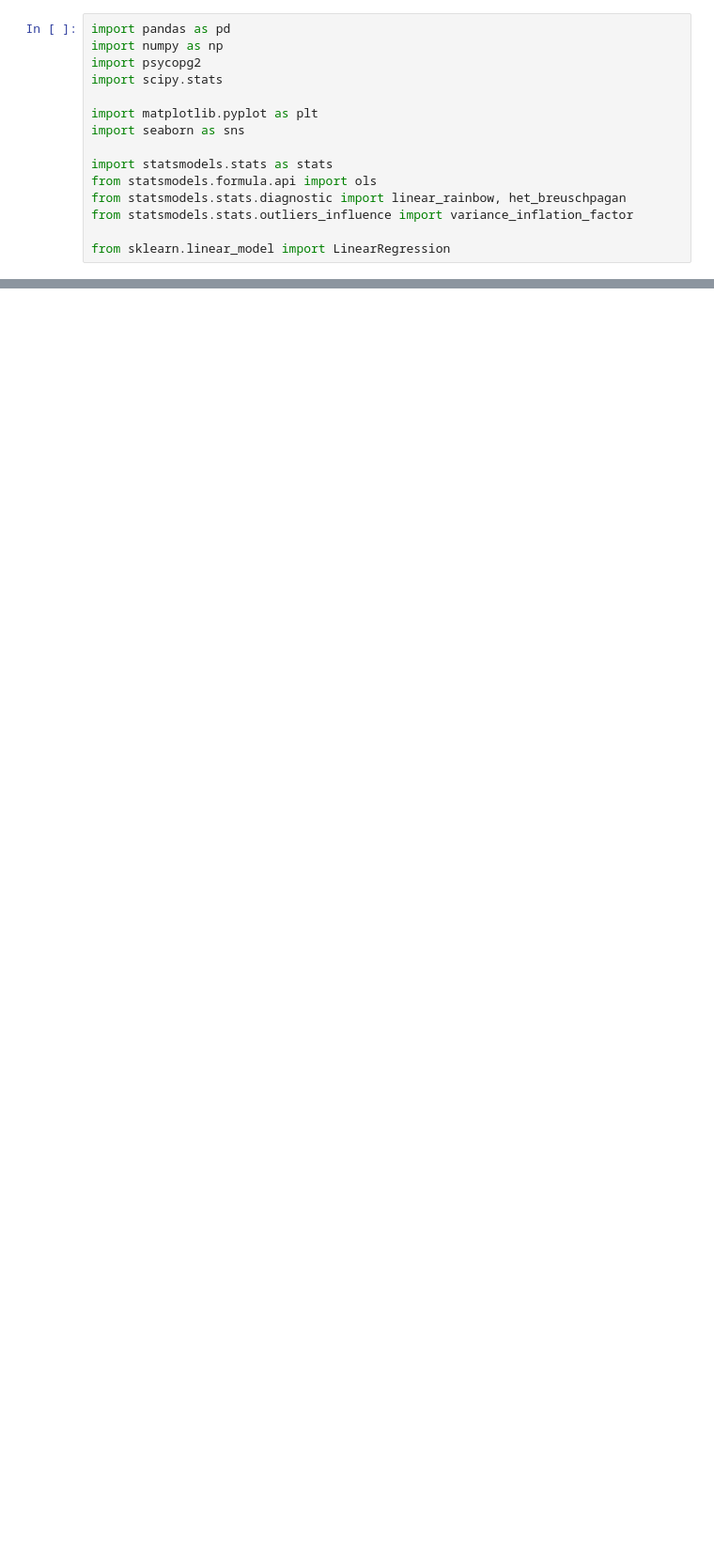
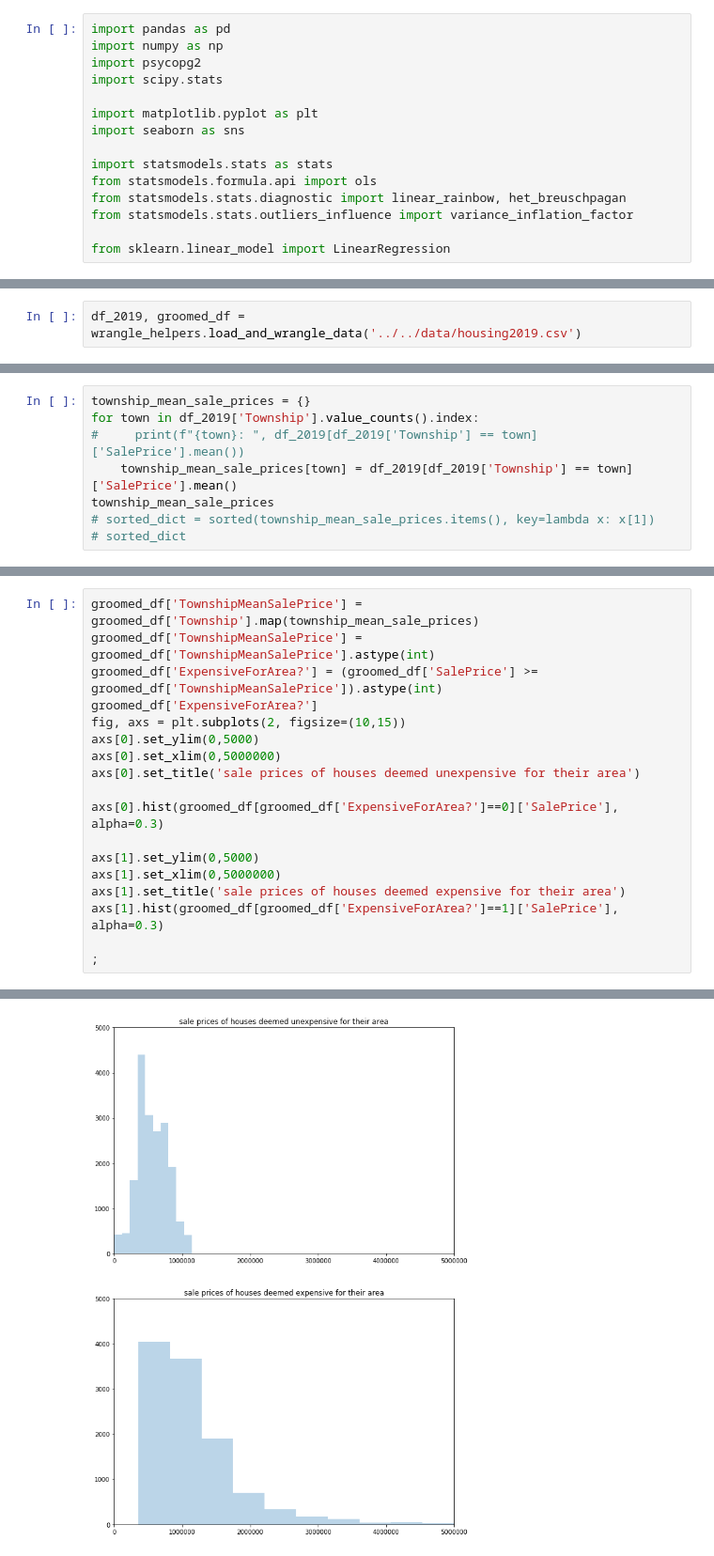
Before and after one commit to sam-thurman/king_county_housing, a Jupyter notebook: notebooks/exploratory/sam_exploratory_2.ipynb, the cells around one changed output, grey strips where cells are left out. Shown: that part at 94% size. Saved outputs shown, nothing was run; the diff lists cells and outputs as text; blank space fills up the shorter version.

```diff
--- a/notebooks/exploratory/sam_exploratory_2.ipynb
+++ b/notebooks/exploratory/sam_exploratory_2.ipynb
@@ -202,0 +31,2 @@ bootstrapped_welch_unequalsamp_bin(groomed_df, 'TidelandShoreland')
+# %%
+df_2019, groomed_df = wrangle_helpers.load_and_wrangle_data('../../data/housing2019.csv')
@@ -202,0 +45,8 @@ bootstrapped_welch_unequalsamp_bin(groomed_df, 'TidelandShoreland')
+# %%
+township_mean_sale_prices = {}
+for town in df_2019['Township'].value_counts().index:
+#     print(f"{town}: ", df_2019[df_2019['Township'] == town]['SalePrice'].mean())
+    township_mean_sale_prices[town] = df_2019[df_2019['Township'] == town]['SalePrice'].mean()
+township_mean_sale_prices
+# sorted_dict = sorted(township_mean_sale_prices.items(), key=lambda x: x[1])
+# sorted_dict
@@ -202,0 +62,19 @@ bootstrapped_welch_unequalsamp_bin(groomed_df, 'TidelandShoreland')
+# %%
+groomed_df['TownshipMeanSalePrice'] = groomed_df['Township'].map(township_mean_sale_prices)
+groomed_df['TownshipMeanSalePrice'] = groomed_df['TownshipMeanSalePrice'].astype(int)
+groomed_df['ExpensiveForArea?'] = (groomed_df['SalePrice'] >= groomed_df['TownshipMeanSalePrice']).astype(int)
+groomed_df['ExpensiveForArea?']
+fig, axs = plt.subplots(2, figsize=(10,15))
+axs[0].set_ylim(0,5000)
+axs[0].set_xlim(0,5000000)
+axs[0].set_title('sale prices of houses deemed unexpensive for their area')
+
+axs[0].hist(groomed_df[groomed_df['ExpensiveForArea?']==0]['SalePrice'],  alpha=0.3)
+
+axs[1].set_ylim(0,5000)
+axs[1].set_xlim(0,5000000)
+axs[1].set_title('sale prices of houses deemed expensive for their area')
+axs[1].hist(groomed_df[groomed_df['ExpensiveForArea?']==1]['SalePrice'],  alpha=0.3)
+
+;
+# %% [output]
@@ -202,0 +82 @@ bootstrapped_welch_unequalsamp_bin(groomed_df, 'TidelandShoreland')
+[figure, added]
```
Also changed, not shown: parts of 37 cells of this notebook, 3 other files.
